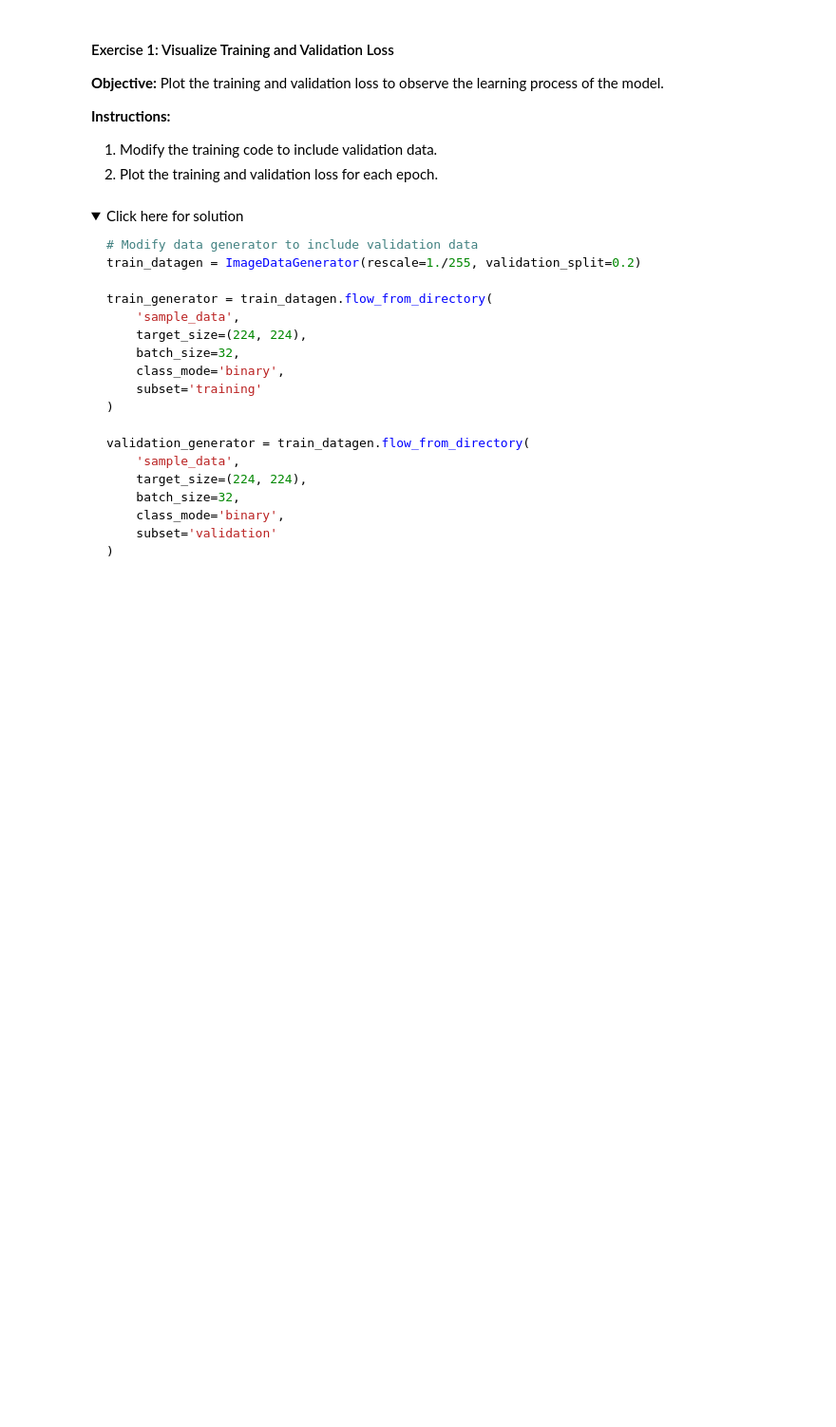
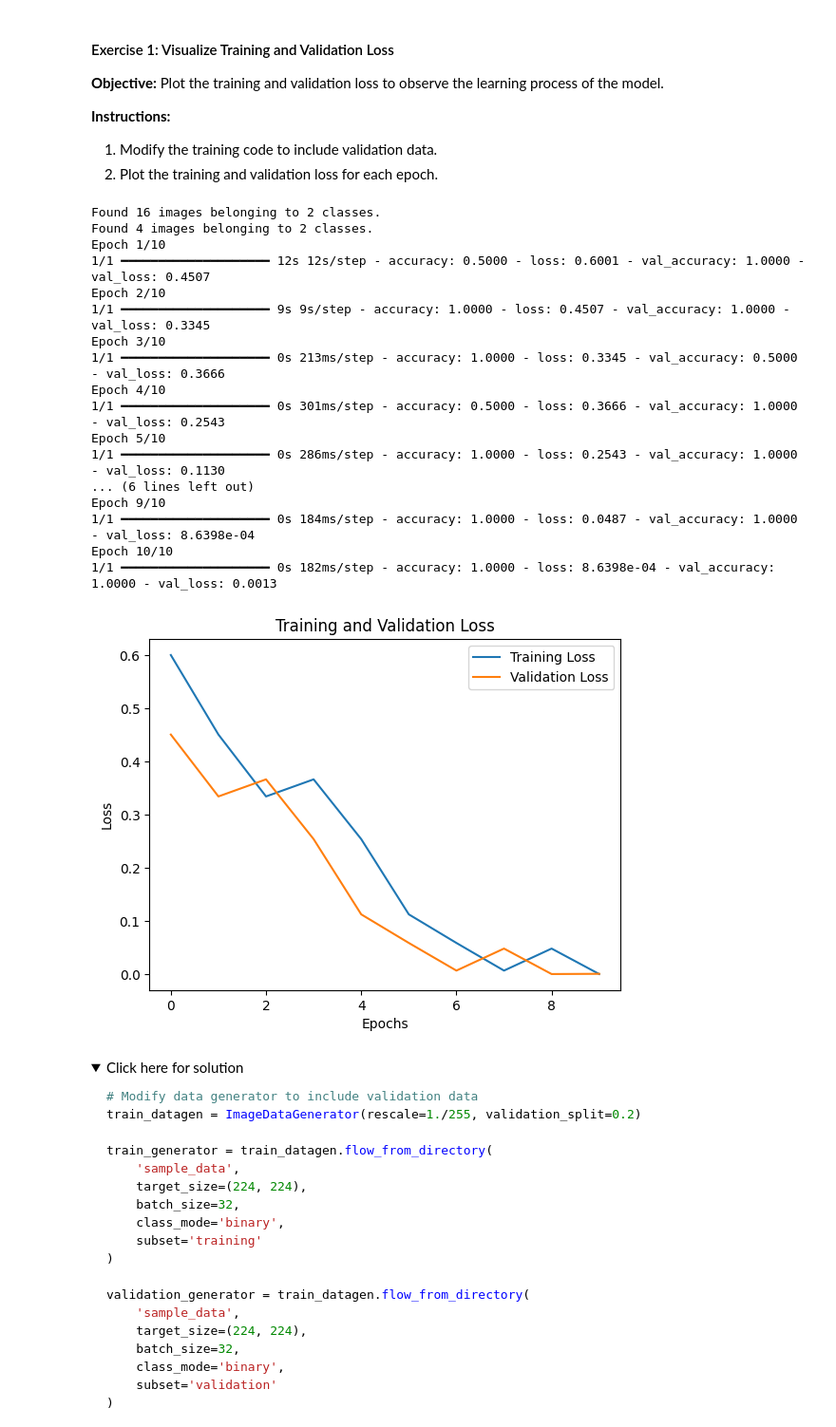
Before and after one commit to julihocc/deep-learning-with-tensorflow, a Jupyter notebook: 202-transfer-learning/M02L02-Lab-Transfer-Learning-Implementation-v1.ipynb, the cells around one changed output. Shown at 95% size. Drawn from its saved outputs; the diff is of its cells as text; code cells hidden in the pictures; folded sections open; blank space fills up the shorter version.

```diff
--- a/202-transfer-learning/M02L02-Lab-Transfer-Learning-Implementation-v1.ipynb
+++ b/202-transfer-learning/M02L02-Lab-Transfer-Learning-Implementation-v1.ipynb
@@ -176,6 +176,56 @@ Epoch 10/10
 **Instructions:**
 1. Modify the training code to include validation data.
 2. Plot the training and validation loss for each epoch.
+# %%
+# Modify data generator to include validation data
+train_datagen = ImageDataGenerator(rescale=1./255, validation_split=0.2)
+
+train_generator = train_datagen.flow_from_directory(
+    'sample_data',
+    target_size=(224, 224),
+    batch_size=32,
+    class_mode='binary',
+    subset='training'
+)
+
+validation_generator = train_datagen.flow_from_directory(
+    'sample_data',
+    target_size=(224, 224),
+    batch_size=32,
+    class_mode='binary',
+    subset='validation'
+)
+
+# Train the model with validation data
+history = model.fit(train_generator, epochs=10, validation_data=validation_generator)
+
+# Plot training and validation loss
+plt.plot(history.history['loss'], label='Training Loss')
+plt.plot(history.history['val_loss'], label='Validation Loss')
+plt.title('Training and Validation Loss')
+plt.xlabel('Epochs')
+plt.ylabel('Loss')
+plt.legend()
+plt.show()
+# %% [output]
+Found 16 images belonging to 2 classes.
+Found 4 images belonging to 2 classes.
+Epoch 1/10
+1/1 ━━━━━━━━━━━━━━━━━━━━ 12s 12s/step - accuracy: 0.5000 - loss: 0.6001 - val_accuracy: 1.0000 - val_loss: 0.4507
+Epoch 2/10
+1/1 ━━━━━━━━━━━━━━━━━━━━ 9s 9s/step - accuracy: 1.0000 - loss: 0.4507 - val_accuracy: 1.0000 - val_loss: 0.3345
+Epoch 3/10
+1/1 ━━━━━━━━━━━━━━━━━━━━ 0s 213ms/step - accuracy: 1.0000 - loss: 0.3345 - val_accuracy: 0.5000 - val_loss: 0.3666
+Epoch 4/10
+1/1 ━━━━━━━━━━━━━━━━━━━━ 0s 301ms/step - accuracy: 0.5000 - loss: 0.3666 - val_accuracy: 1.0000 - val_loss: 0.2543
+Epoch 5/10
+1/1 ━━━━━━━━━━━━━━━━━━━━ 0s 286ms/step - accuracy: 1.0000 - loss: 0.2543 - val_accuracy: 1.0000 - val_loss: 0.1130
+... (6 lines left out)
+Epoch 9/10
+1/1 ━━━━━━━━━━━━━━━━━━━━ 0s 184ms/step - accuracy: 1.0000 - loss: 0.0487 - val_accuracy: 1.0000 - val_loss: 8.6398e-04
+Epoch 10/10
+1/1 ━━━━━━━━━━━━━━━━━━━━ 0s 182ms/step - accuracy: 1.0000 - loss: 8.6398e-04 - val_accuracy: 1.0000 - val_loss: 0.0013
+[figure, added]
 # %% [markdown]
 <details>
 <summary>Click here for solution</summary> </br>
```
Also changed, not shown: parts of 2 cells of this notebook.
